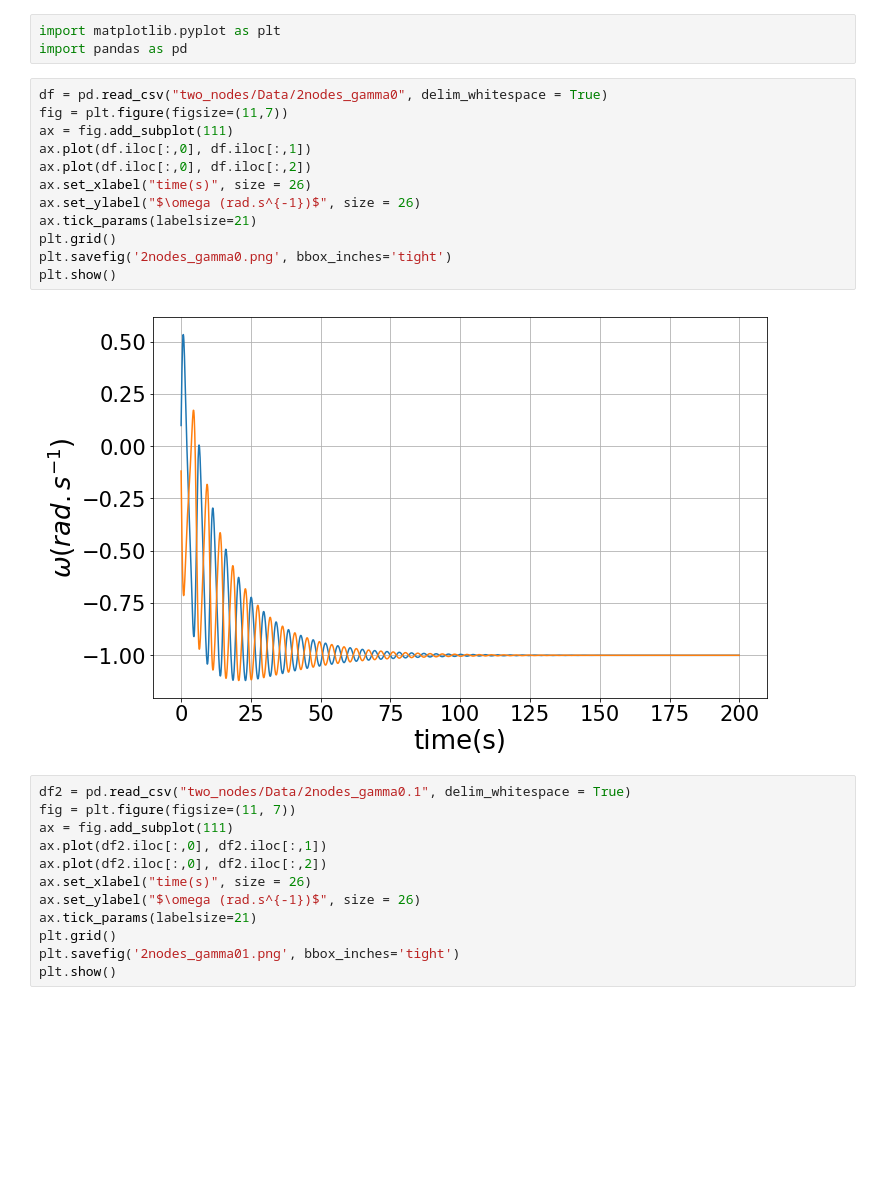
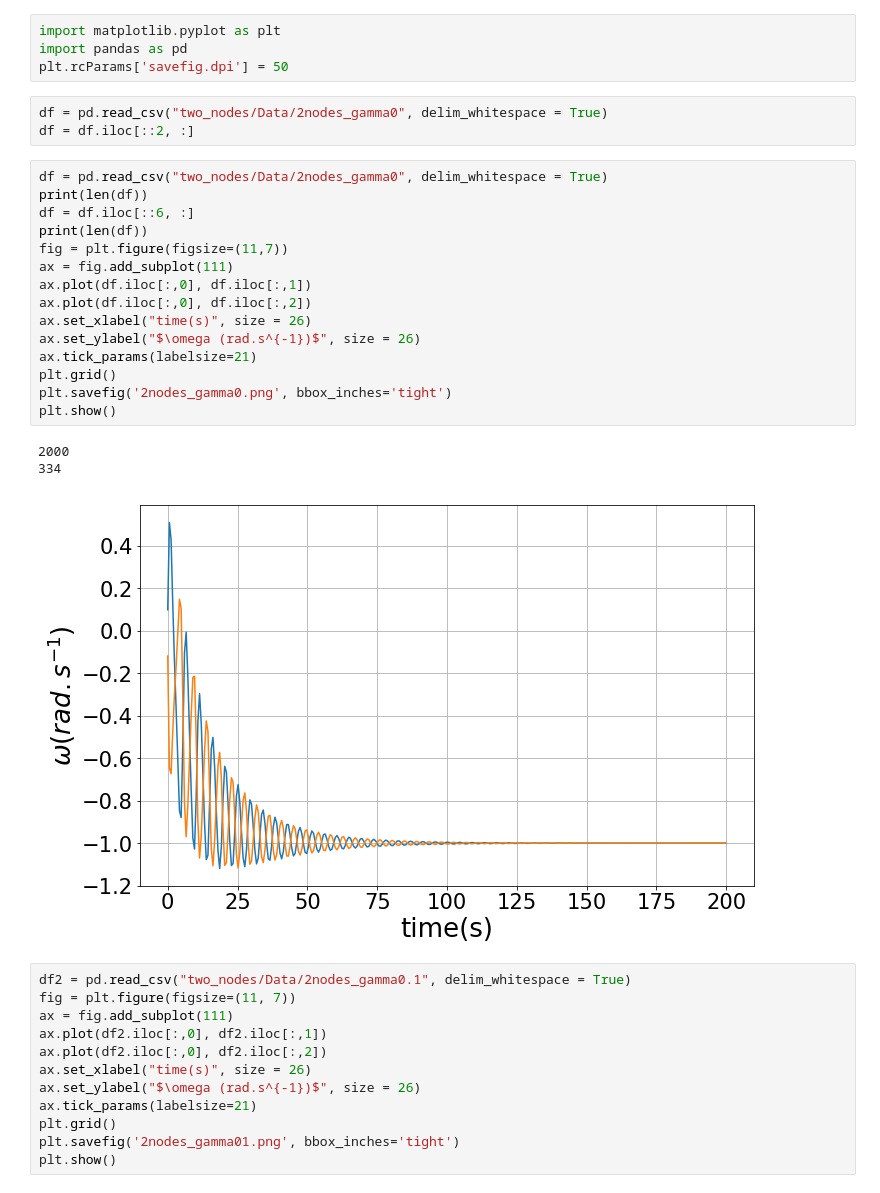
Before and after one commit to nicoleorzan/Braess-paradox, a Jupyter notebook: Plots.ipynb, the cells around one changed output. Drawn from its saved outputs; the diff is of its cells as text; blank space fills up the shorter version.

```diff
--- a/Plots.ipynb
+++ b/Plots.ipynb
@@ -1,20 +1,29 @@
 # %%
 import matplotlib.pyplot as plt
 import pandas as pd
+plt.rcParams['savefig.dpi'] = 50
+# %%
+df = pd.read_csv("two_nodes/Data/2nodes_gamma0", delim_whitespace = True)
+df = df.iloc[::2, :]
 # %%
 df = pd.read_csv("two_nodes/Data/2nodes_gamma0", delim_whitespace = True)
+print(len(df))
+df = df.iloc[::6, :]
+print(len(df))
 fig = plt.figure(figsize=(11,7))
 ax = fig.add_subplot(111)
 ax.plot(df.iloc[:,0], df.iloc[:,1])
 ax.plot(df.iloc[:,0], df.iloc[:,2])
 ax.set_xlabel("time(s)", size = 26)
 ax.set_ylabel("$\omega (rad.s^{-1})$", size = 26)
 ax.tick_params(labelsize=21)
 plt.grid()
 plt.savefig('2nodes_gamma0.png', bbox_inches='tight')
 plt.show()
 # %% [output]
+2000
+334
-[figure, old version]
+[figure, new version]
 # %%
 df2 = pd.read_csv("two_nodes/Data/2nodes_gamma0.1", delim_whitespace = True)
 fig = plt.figure(figsize=(11, 7))
```
Also changed, not shown: parts of 13 cells of this notebook, 50 other files.
